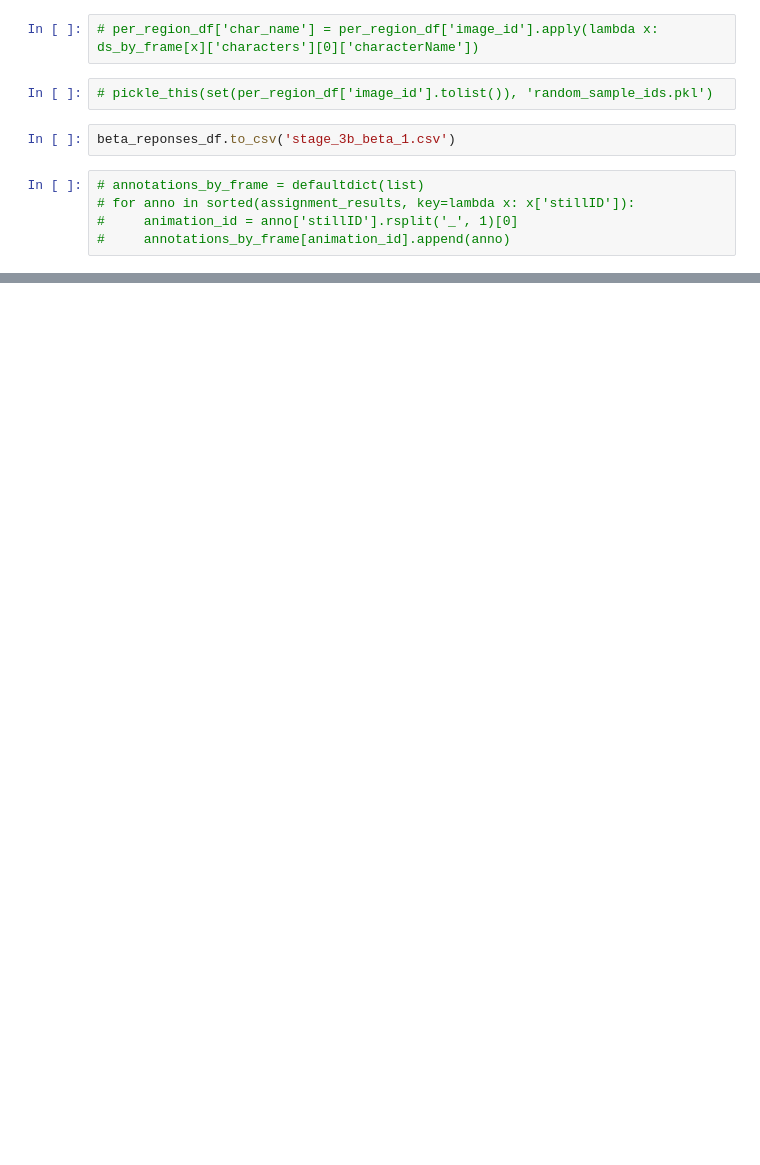
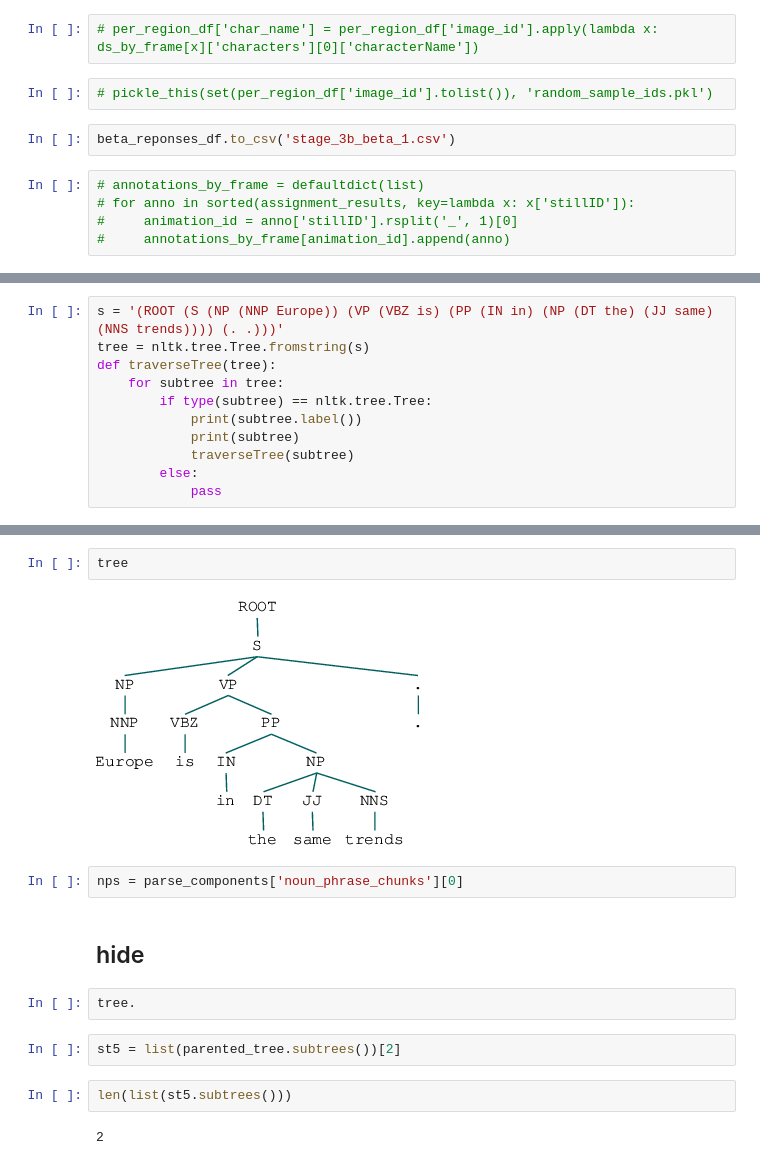
Before and after one commit to drschwenk/stage_3, a Jupyter notebook: task_b_mturk_analyzer.ipynb, the cells around one changed output, grey strips where cells are left out. Saved outputs shown, nothing was run; the diff lists cells and outputs as text; blank space fills up the shorter version.

```diff
--- a/task_b_mturk_analyzer.ipynb
+++ b/task_b_mturk_analyzer.ipynb
@@ -841,0 +335,11 @@ Image.open(requests.get(image_url, stream=True).raw)
+# %%
+s = '(ROOT (S (NP (NNP Europe)) (VP (VBZ is) (PP (IN in) (NP (DT the) (JJ same) (NNS trends)))) (. .)))'
+tree = nltk.tree.Tree.fromstring(s)
+def traverseTree(tree):
+    for subtree in tree:
+        if type(subtree) == nltk.tree.Tree:
+            print(subtree.label())
+            print(subtree)
+            traverseTree(subtree)
+        else:
+            pass
@@ -841,0 +361,16 @@ Image.open(requests.get(image_url, stream=True).raw)
+# %%
+tree
+# %% [output]
+[figure, added]
+# %%
+nps = parse_components['noun_phrase_chunks'][0]
+# %% [markdown]
+## hide
+# %%
+tree.
+# %%
+st5 = list(parented_tree.subtrees())[2]
+# %%
+len(list(st5.subtrees()))
+# %% [output]
+2
```
Also changed, not shown: parts of 184 cells of this notebook, 2 other files.
